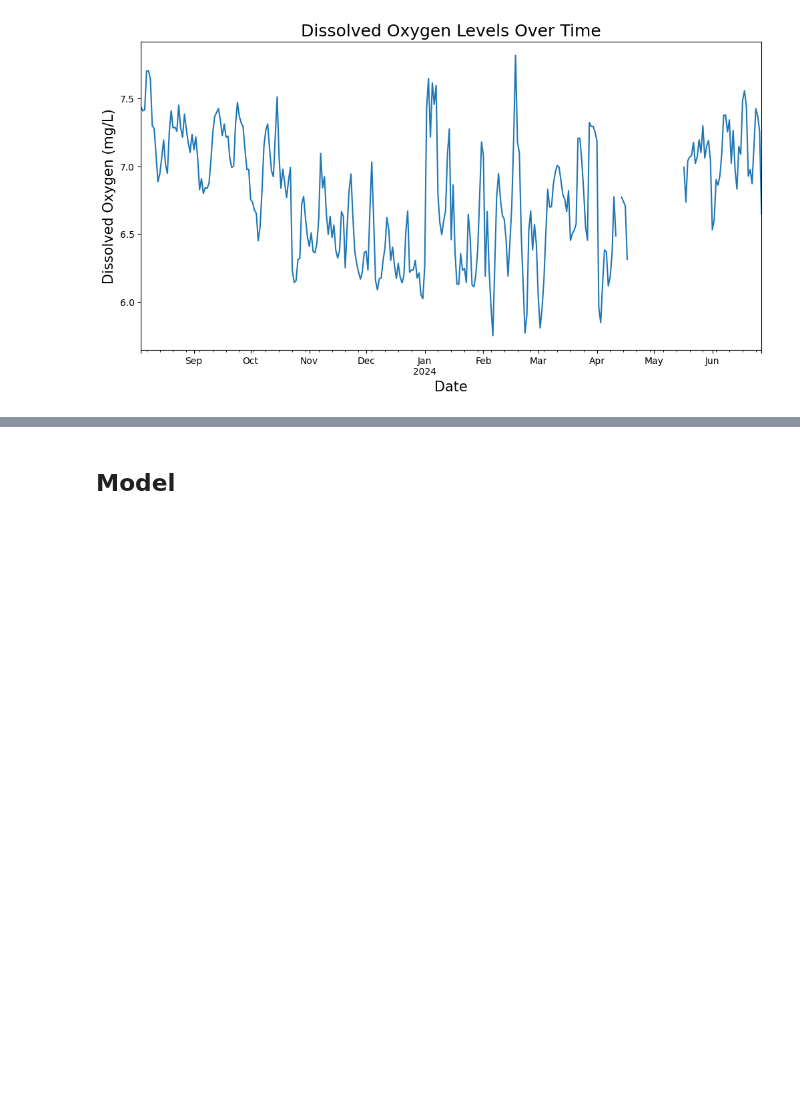
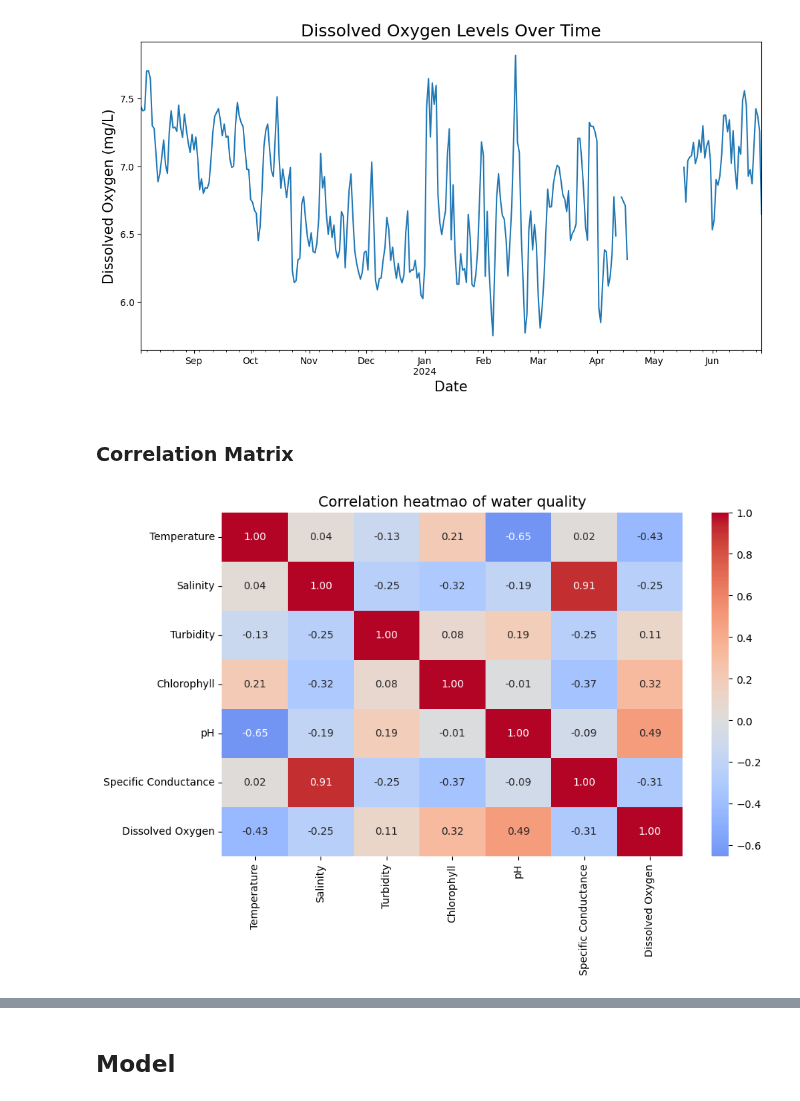
Before and after one commit to Deppi15/INFO381, a Jupyter notebook: notebooks/notebook.ipynb, the cells around one changed output, grey strips where cells are left out. Drawn from its saved outputs; the diff is of its cells as text; code cells hidden in the pictures; blank space fills up the shorter version.

Commit message:
heatmap

```diff
--- a/notebooks/notebook.ipynb
+++ b/notebooks/notebook.ipynb
@@ -159,3 +159,24 @@ plt.title('Dissolved Oxygen Levels Over Time', size=18)
 plt.show()
 # %% [output]
 [figure]
+# %% [markdown]
+### Correlation Matrix
+# %%
+#Selected features
+features =[ "Temperature", "Salinity", "Turbidity", "Chlorophyll", "pH", "Specific Conductance", "Dissolved Oxygen" ]
+# %%
+correlation_matrix = df[features].corr()
+
+#Heatmap
+plt.figure(figsize=(10,6))
+sns.heatmap(
+    correlation_matrix,
+    cmap='coolwarm',
+    center=0,
+    annot=True,
+    fmt=".2f"
+)
+plt.title("Correlation heatmao of water quality", fontsize=14)
+plt.show()
+# %% [output]
+[figure, added]
```
Also changed, not shown: parts of 1 cell of this notebook.
